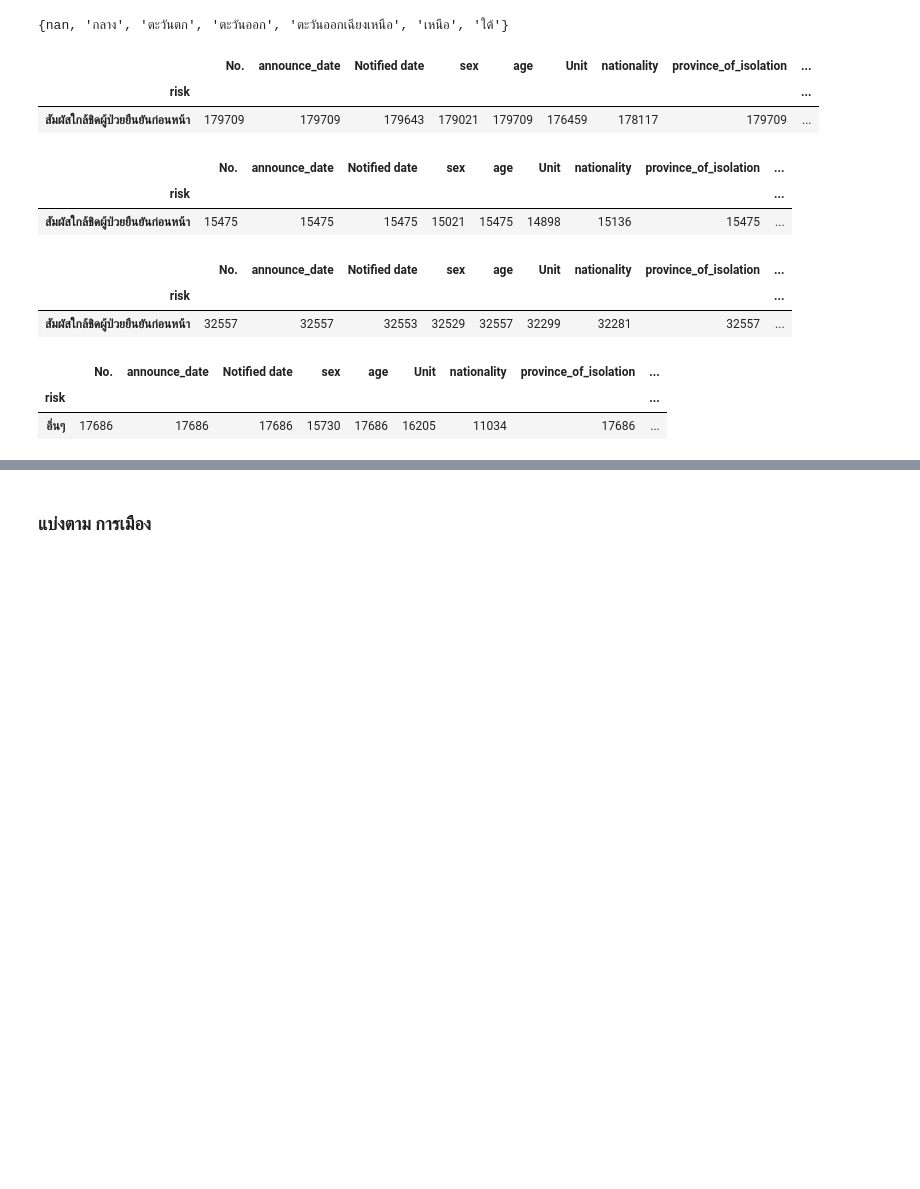
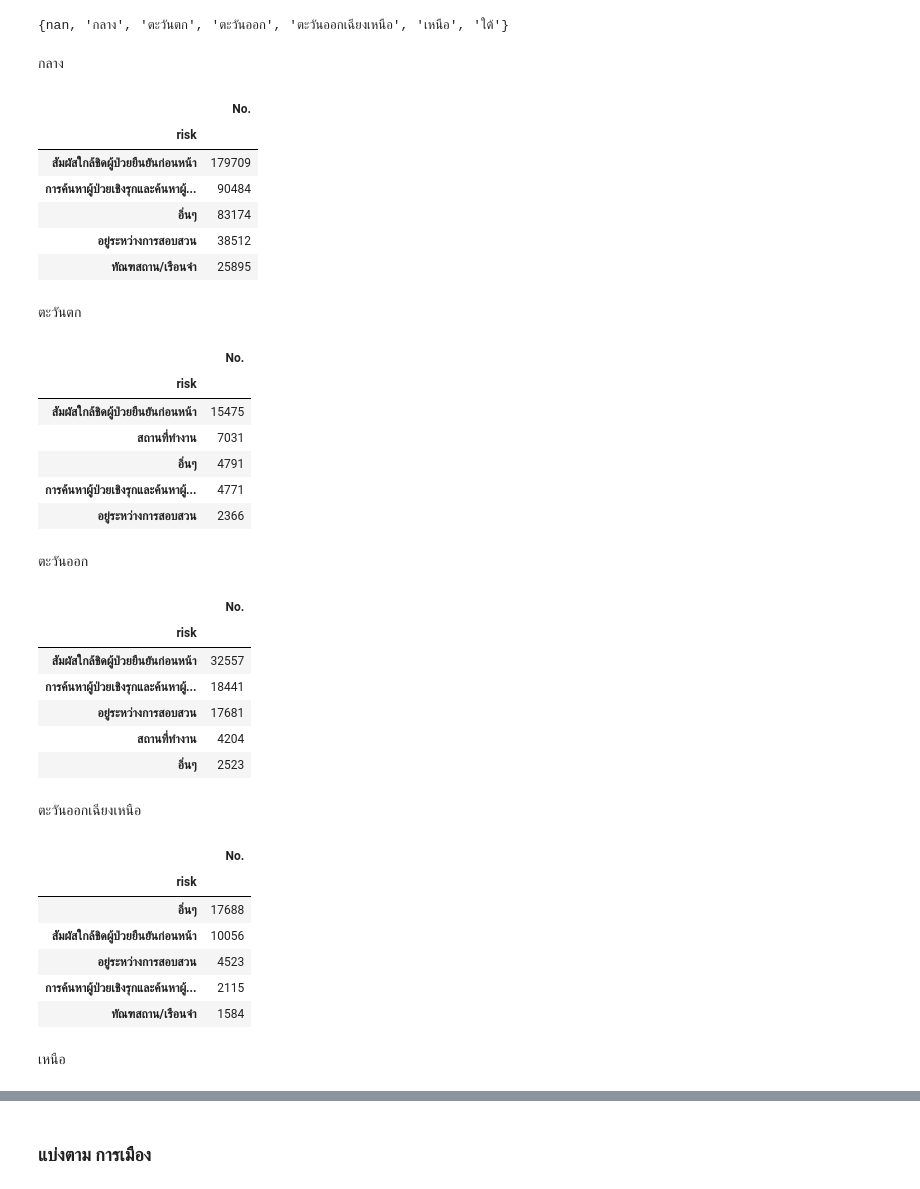
Before and after one commit to jittakorn-ch/data_viz_2022, a Jupyter notebook: BasicPython&DataViz_midterm2022.ipynb, the cells around one changed output, grey strips where cells are left out. Saved outputs shown, nothing was run; the diff lists cells and outputs as text; code cells hidden in the pictures; blank space fills up the shorter version.

```diff
--- a/BasicPython&DataViz_midterm2022.ipynb
+++ b/BasicPython&DataViz_midterm2022.ipynb
@@ -303,4 +303,5 @@ data_covid['province_of_onset'].replace({'\xa0กาญจนบุรี':'ก
                                          'อุุดรธาน':'อุดรธานี','อุุดรธานี':'อุดรธานี','อุุตรดิตถ์':'อุตรดิตถ์','อุุทัยธานี':'อุทัยธานี','เชีียงราย':'เชียงราย','เด่นชัย':'แพร่',
                                          'เพชรบุูรณ์':'เพชรบูรณ์','เมือง':'แพร่','เมืองน่าน':'น่าน','เรือ':'เลย','เวียงสา':'น่าน','\xa0สมุทรสาคร':'สมุทรสาคร',
                                          'สุมทรปราการ':'สมุทรปราการ','สุมุทรปราการ':'สมุทรปราการ','สุมุทรสาคร':'สมุทรสาคร','ชลบุุรี':'ชลบุรี','นคนปฐม':'นครปฐม',
-                                         'นคปฐม':'นครปฐม','ขัยนาท':'ชัยนาท','ชมพร':'ชุมพร','นครนาชสีมา':'นครราชสีมา'}, inplace=True)
+                                         'นคปฐม':'นครปฐม','ขัยนาท':'ชัยนาท','ชมพร':'ชุมพร','นครนาชสีมา':'นครราชสีมา','สุวรรณภูมิ':'ร้อยเอ็ด',
+                                         'สถานที่ทำงาน':'สงขลา','นอกเขต':'พิษณุโลก','แล้วป่วย':'อุบลราชธานี'}, inplace=True)
@@ -889,28 +913,54 @@ covid_region.head()
 set(covid_region['ภูมิศาสตร์'])
 # %% [output]
 {nan, 'กลาง', 'ตะวันตก', 'ตะวันออก', 'ตะวันออกเฉียงเหนือ', 'เหนือ', 'ใต้'}
+# %% [markdown]
+กลาง
 # %%
-covid_region[covid_region['ภูมิศาสตร์']=='กลาง'].groupby('risk').count().sort_values('No.',ascending=False).iloc[:1,:]
+covid_region[covid_region['ภูมิศาสตร์']=='กลาง'].groupby('risk').count().sort_values('No.',ascending=False).iloc[:5,:1]
 # %% [output]
-|  | No. | announce_date | Notified date | sex | age | Unit | nationality | province_of_isolation | ... |
-| risk |  |  |  |  |  |  |  |  | ... |
-| สัมผัสใกล้ชิดผู้ป่วยยืนยันก่อนหน้า | 179709 | 179709 | 179643 | 179021 | 179709 | 176459 | 178117 | 179709 | ... |
+|  | No. |
+| risk |  |
+| สัมผัสใกล้ชิดผู้ป่วยยืนยันก่อนหน้า | 179709 |
+| การค้นหาผู้ป่วยเชิงรุกและค้นหาผู้... | 90484 |
+| อิ่นๆ | 83174 |
+| อยู่ระหว่างการสอบสวน | 38512 |
+| ทัณฑสถาน/เรือนจำ | 25895 |
+# %% [markdown]
+ตะวันตก
 # %%
-covid_region[covid_region['ภูมิศาสตร์']=='ตะวันตก'].groupby('risk').count().sort_values('No.',ascending=False).iloc[:1,:]
+covid_region[covid_region['ภูมิศาสตร์']=='ตะวันตก'].groupby('risk').count().sort_values('No.',ascending=False).iloc[:5,:1]
 # %% [output]
-|  | No. | announce_date | Notified date | sex | age | Unit | nationality | province_of_isolation | ... |
-| risk |  |  |  |  |  |  |  |  | ... |
-| สัมผัสใกล้ชิดผู้ป่วยยืนยันก่อนหน้า | 15475 | 15475 | 15475 | 15021 | 15475 | 14898 | 15136 | 15475 | ... |
+|  | No. |
+| risk |  |
+| สัมผัสใกล้ชิดผู้ป่วยยืนยันก่อนหน้า | 15475 |
+| สถานที่ทำงาน | 7031 |
+| อิ่นๆ | 4791 |
+| การค้นหาผู้ป่วยเชิงรุกและค้นหาผู้... | 4771 |
+| อยู่ระหว่างการสอบสวน | 2366 |
+# %% [markdown]
+ตะวันออก
 # %%
-covid_region[covid_region['ภูมิศาสตร์']=='ตะวันออก'].groupby('risk').count().sort_values('No.',ascending=False).iloc[:1,:]
+covid_region[covid_region['ภูมิศาสตร์']=='ตะวันออก'].groupby('risk').count().sort_values('No.',ascending=False).iloc[:5,:1]
 # %% [output]
-|  | No. | announce_date | Notified date | sex | age | Unit | nationality | province_of_isolation | ... |
-| risk |  |  |  |  |  |  |  |  | ... |
-| สัมผัสใกล้ชิดผู้ป่วยยืนยันก่อนหน้า | 32557 | 32557 | 32553 | 32529 | 32557 | 32299 | 32281 | 32557 | ... |
+|  | No. |
+| risk |  |
+| สัมผัสใกล้ชิดผู้ป่วยยืนยันก่อนหน้า | 32557 |
+| การค้นหาผู้ป่วยเชิงรุกและค้นหาผู้... | 18441 |
+| อยู่ระหว่างการสอบสวน | 17681 |
+| สถานที่ทำงาน | 4204 |
+| อิ่นๆ | 2523 |
+# %% [markdown]
+ตะวันออกเฉียงเหนือ
 # %%
-covid_region[covid_region['ภูมิศาสตร์']=='ตะวันออกเฉียงเหนือ'].groupby('risk').count().sort_values('No.',ascending=False).iloc[:1,:]
+covid_region[covid_region['ภูมิศาสตร์']=='ตะวันออกเฉียงเหนือ'].groupby('risk').count().sort_values('No.',ascending=False).iloc[:5,:1]
 # %% [output]
-|  | No. | announce_date | Notified date | sex | age | Unit | nationality | province_of_isolation | ... |
-| risk |  |  |  |  |  |  |  |  | ... |
-| อิ่นๆ | 17686 | 17686 | 17686 | 15730 | 17686 | 16205 | 11034 | 17686 | ... |
+|  | No. |
+| risk |  |
+| อิ่นๆ | 17688 |
+| สัมผัสใกล้ชิดผู้ป่วยยืนยันก่อนหน้า | 10056 |
+| อยู่ระหว่างการสอบสวน | 4523 |
+| การค้นหาผู้ป่วยเชิงรุกและค้นหาผู้... | 2115 |
+| ทัณฑสถาน/เรือนจำ | 1584 |
+# %% [markdown]
+เหนือ
 # %%
```
Also changed, not shown: parts of 86 cells of this notebook.
